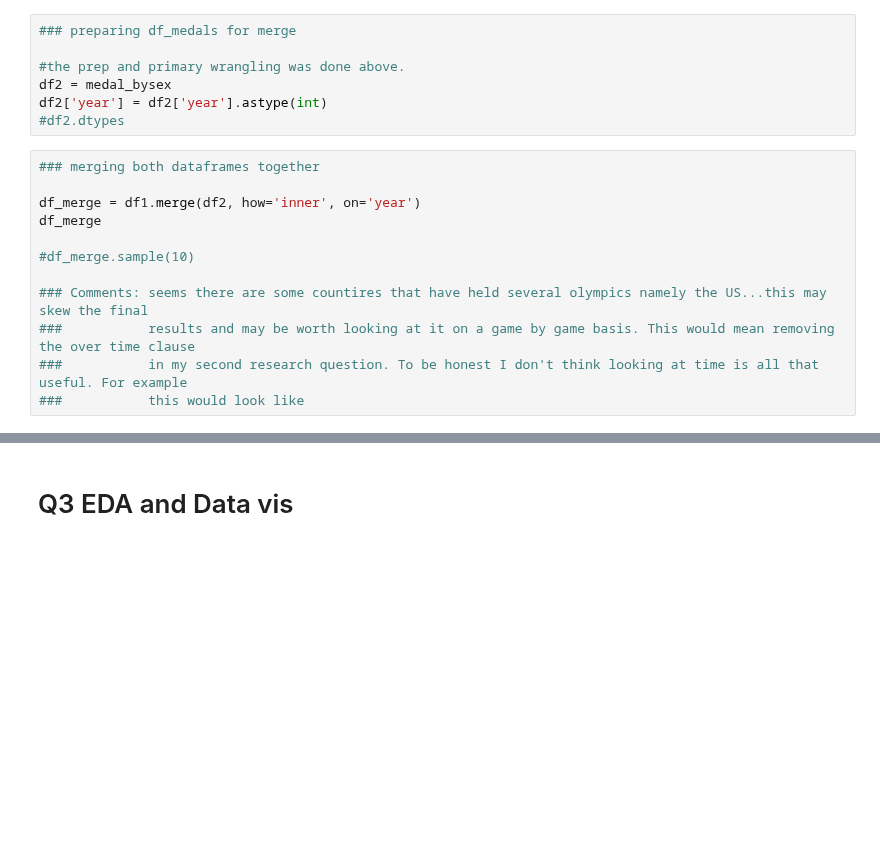
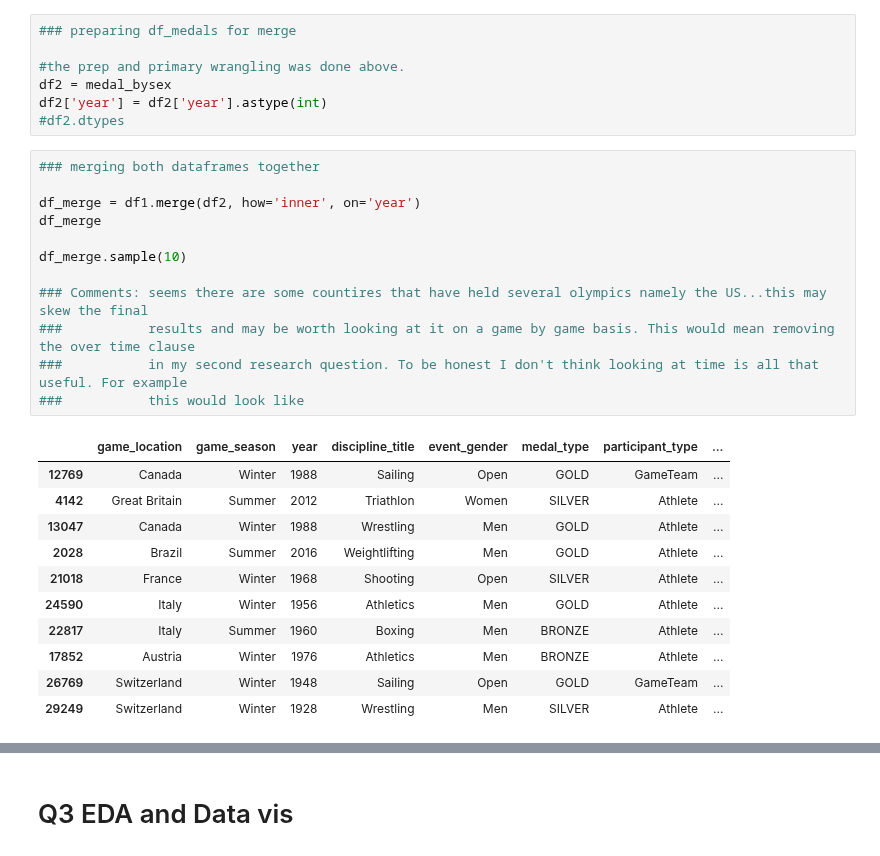
Before and after one commit to ubco-W2022T2-data301/project-group-group17, a Jupyter notebook: analysis/notebooks/analysis_conan.ipynb, the cells around one changed output, grey strips where cells are left out. Drawn from its saved outputs; the diff is of its cells as text; blank space fills up the shorter version.

```diff
--- a/analysis/notebooks/analysis_conan.ipynb
+++ b/analysis/notebooks/analysis_conan.ipynb
@@ -146,15 +222,27 @@ df2['year'] = df2['year'].astype(int)
 # %%
 ### merging both dataframes together
 
 df_merge = df1.merge(df2, how='inner', on='year')
 df_merge
 
-#df_merge.sample(10)
+df_merge.sample(10)
 
 ### Comments: seems there are some countires that have held several olympics namely the US...this may skew the final
 ###           results and may be worth looking at it on a game by game basis. This would mean removing the over time clause
 ###           in my second research question. To be honest I don't think looking at time is all that useful. For example
 ###           this would look like
+# %% [output]
+|  | game_location | game_season | year | discipline_title | event_gender | medal_type | participant_type | ... |
+| 12769 | Canada | Winter | 1988 | Sailing | Open | GOLD | GameTeam | ... |
+| 4142 | Great Britain | Summer | 2012 | Triathlon | Women | SILVER | Athlete | ... |
+| 13047 | Canada | Winter | 1988 | Wrestling | Men | GOLD | Athlete | ... |
+| 2028 | Brazil | Summer | 2016 | Weightlifting | Men | GOLD | Athlete | ... |
+| 21018 | France | Winter | 1968 | Shooting | Open | SILVER | Athlete | ... |
+| 24590 | Italy | Winter | 1956 | Athletics | Men | GOLD | Athlete | ... |
+| 22817 | Italy | Summer | 1960 | Boxing | Men | BRONZE | Athlete | ... |
+| 17852 | Austria | Winter | 1976 | Athletics | Men | BRONZE | Athlete | ... |
+| 26769 | Switzerland | Winter | 1948 | Sailing | Open | GOLD | GameTeam | ... |
+| 29249 | Switzerland | Winter | 1928 | Wrestling | Men | SILVER | Athlete | ... |
 # %%
 # Q2 Data vis
 
```
Also changed, not shown: parts of 11 cells of this notebook.
